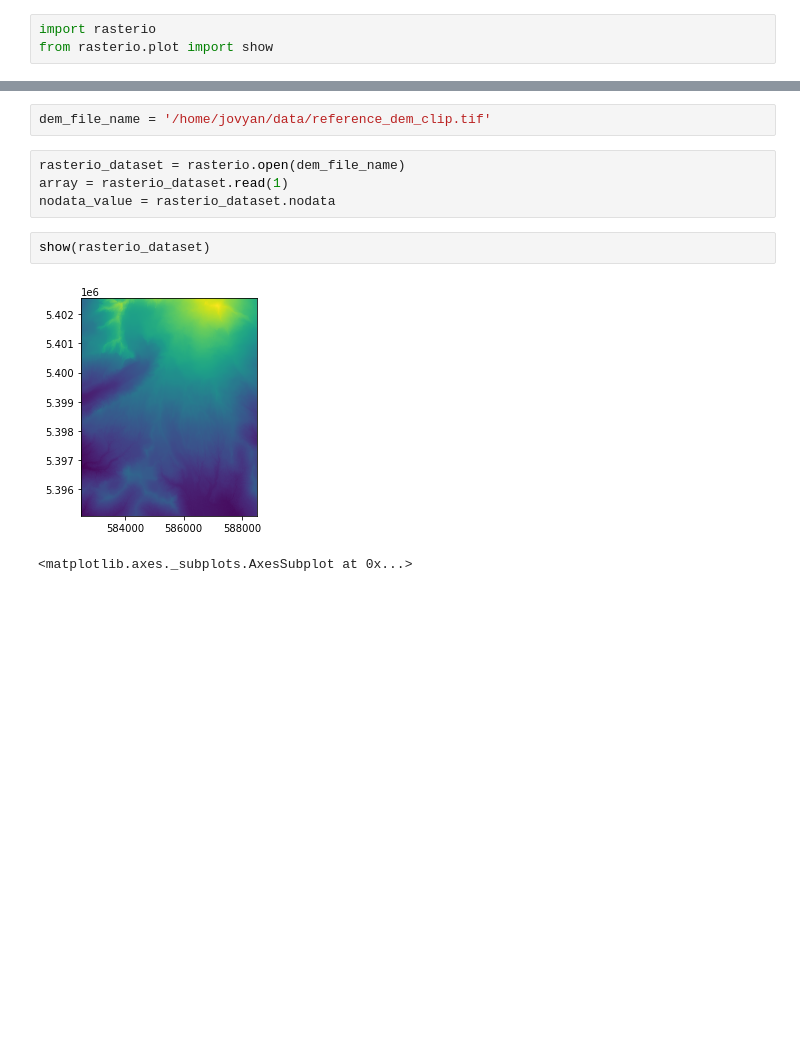
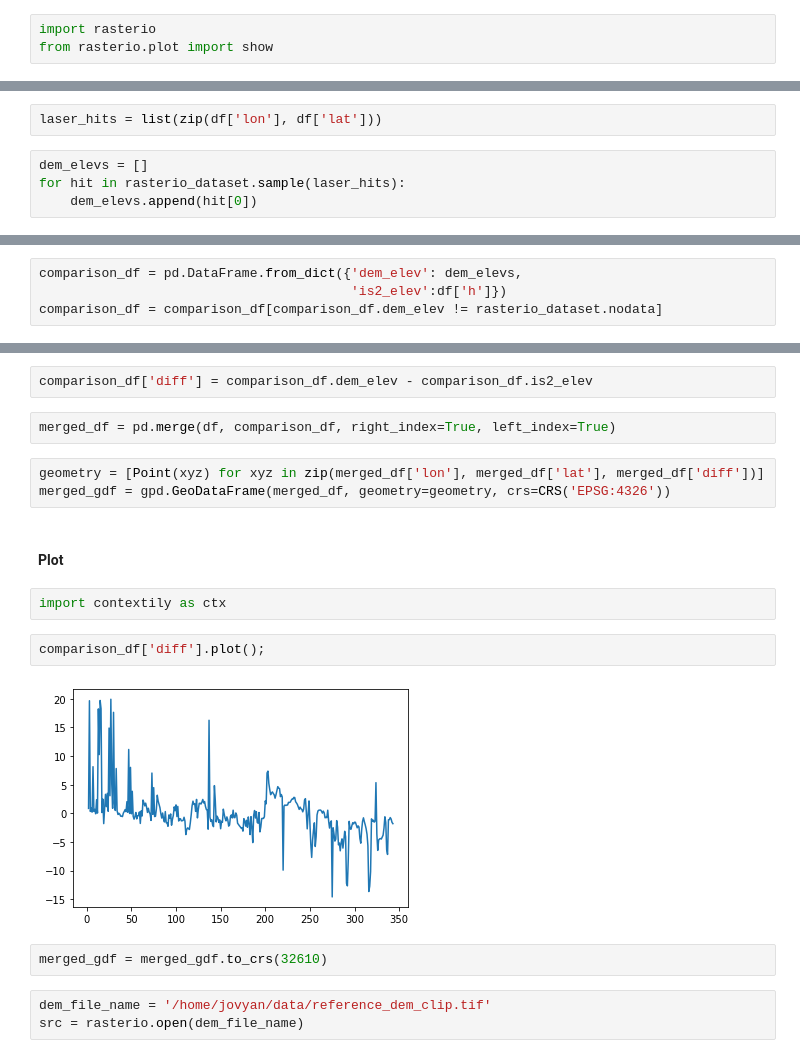
Before and after one commit to ICESAT-2HackWeek/Assimilation, a Jupyter notebook: contributors/friedrichknuth/download_reference_dem.ipynb, the cells around one changed output, grey strips where cells are left out. Drawn from its saved outputs; the diff is of its cells as text; blank space fills up the shorter version.

```diff
--- a/contributors/friedrichknuth/download_reference_dem.ipynb
+++ b/contributors/friedrichknuth/download_reference_dem.ipynb
@@ -50,0 +108,6 @@ from rasterio.plot import show
+# %%
+laser_hits = list(zip(df['lon'], df['lat']))
+# %%
+dem_elevs = []
+for hit in rasterio_dataset.sample(laser_hits):
+    dem_elevs.append(hit[0])
@@ -50,0 +116,4 @@ from rasterio.plot import show
+# %%
+comparison_df = pd.DataFrame.from_dict({'dem_elev': dem_elevs,
+                                        'is2_elev':df['h']})
+comparison_df = comparison_df[comparison_df.dem_elev != rasterio_dataset.nodata]
@@ -51,11 +126,20 @@ from rasterio.plot import show
+# %%
+comparison_df['diff'] = comparison_df.dem_elev - comparison_df.is2_elev
+# %%
+merged_df = pd.merge(df, comparison_df, right_index=True, left_index=True)
+# %%
+geometry = [Point(xyz) for xyz in zip(merged_df['lon'], merged_df['lat'], merged_df['diff'])]
+merged_gdf = gpd.GeoDataFrame(merged_df, geometry=geometry, crs=CRS('EPSG:4326'))
+# %% [markdown]
+#### Plot
+# %%
+import contextily as ctx
+# %%
+comparison_df['diff'].plot();
+# %% [output]
+[figure, added]
+# %%
+merged_gdf = merged_gdf.to_crs(32610)
 # %%
 dem_file_name = '/home/jovyan/data/reference_dem_clip.tif'
+src = rasterio.open(dem_file_name)
-# %%
-rasterio_dataset = rasterio.open(dem_file_name)
-array = rasterio_dataset.read(1)
-nodata_value = rasterio_dataset.nodata
-# %%
-show(rasterio_dataset)
-# %% [output]
-[figure, removed]
-<matplotlib.axes._subplots.AxesSubplot at 0x...>
```
Also changed, not shown: parts of 26 cells of this notebook.
